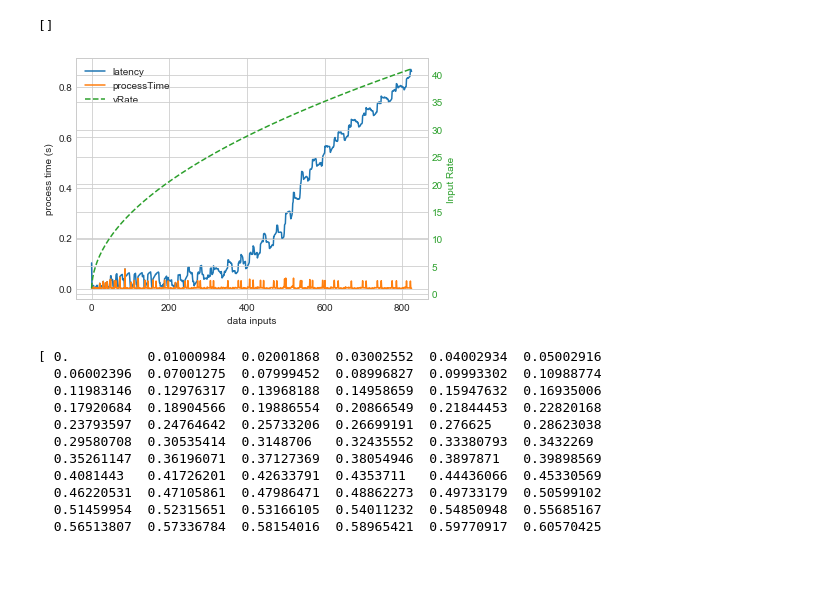
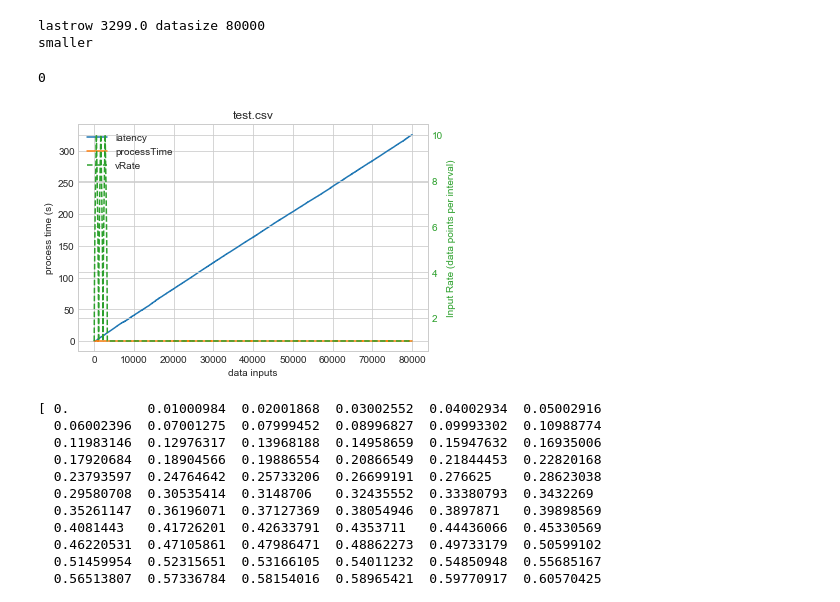
Before and after one commit to SanityLacking/DataStreamer, a Jupyter notebook: DataStreamer/Results Visualization.ipynb, the cells around one changed output. Cells and saved outputs as stored; diff of their text form; code cells hidden in the pictures; blank space fills up the shorter version.

Commit message:
working on finishing visualizations

```diff
--- a/DataStreamer/Results Visualization.ipynb
+++ b/DataStreamer/Results Visualization.ipynb
@@ -15,7 +15,7 @@ import matplotlib.pyplot as plt
 data = pd.read_csv("../datasets/kddcup_data_10_percent_corrected.csv", header = None)
 
 
-df_results = pd.read_csv("../results_test/20190531-163702.csv")
+df_results = pd.read_csv("../results_test/20190603-134042.csv")
 print(df_results.head())
 print(df_results.dtypes)
 # %% [output]
@@ -126,13 +119,21 @@ def expandVRate(vRate, data):
     print("lastrow {} datasize {}".format(lastRow['vInterval'],len(data)))
     dataSize = len(data)
     if lastRow['vInterval'] < dataSize:
-        for i in range(abs(len(newVRate) - len(data))):
-    #   row = {"vRate":lastRow['vRate'],"vIntervnal":valSum}
-            addonRate = addonRate.append( {"vRate":lastRow['vRate'],"vInterval":valSum}, ignore_index=True)
-            valSum += addonRate['vRate'][i]
+        print("smaller")
+#         if lastRow['vRate'] > 0:
+#             while valSum < dataSize:
+#                 valSum += lastRow['vRate']
+#                 addonRate = addonRate.append( {"vRate":lastRow['vRate'],"vInterval":valSum}, ignore_index=True)
+#         else:
+#             addonRate = addonRate.append( {"vRate":lastRow['vRate'],"vInterval":dataSize}, ignore_index=True)
+        addonRate = addonRate.append( {"vRate":lastRow['vRate'],"vInterval":dataSize}, ignore_index=True)
+        newVRate = newVRate.append(addonRate)
+
+
     elif lastRow['vInterval'] > len(data):
         #loop through the vRate to find the point that matches the size of results. slice the vRate at that point.
         #actually just c
+        print("larger")
 #       print("newRate {}".format(newVRate))
         maxLen = len(data)
         for i in range(maxLen):
@@ -152,7 +153,6 @@ def expandVRate(vRate, data):
 
 # print(expandVRate(vRate, df_results))
 fig2 = plt.figure()
-print(df_results.dtypes)
 newRate = expandVRate(vRate, df_results)
 # print(newRate.head())
 plt.plot(newRate['vInterval'],newRate['vRate'])
@@ -179,44 +171,52 @@ larger then
 # %%
 from datetime import datetime, timedelta
 epoch = datetime(1601, 1, 1)
 
+newVRate = expandVRate(vRate, df_results)
 
-# print(df_results.head())
-fig, ax1 = plt.subplots()
+def visualizeResults(vRate, data, fileName = ""):
+    fig, ax1 = plt.subplots()
 
-# ax = plt.axes()
-color = 'tab:blue'
-ax1.set_xlabel('data inputs')
-ax1.set_ylabel('process time (s)')
-lns1 = ax1.plot(df_results['latency'].astype(np.float64) /1000000)
-lns2 = ax1.plot(df_results['processTime'].astype(np.float64)/1000000)
-ax1.tick_params(axis='y')
+    # ax = plt.axes()
+    if fileName != "":
+        plt.title(fileName)
+        fig.num="test"
+    color = 'tab:blue'
+    ax1.set_xlabel('data inputs')
+    ax1.set_ylabel('process time (s)')
+    lns1 = ax1.plot(data['latency'].astype(np.float64) /1000000)
+    lns2 = ax1.plot(data['processTime'].astype(np.float64)/1000000)
+    ax1.tick_params(axis='y')
 
-ax2 = ax1.twinx()  # instantiate a second axes that shares the same x-axis
-color = 'tab:green'
-ax2.set_xlabel('time (s)')
-ax2.set_ylabel('Input Rate (data points per interval)', color=color)
-lns3 = ax2.plot(vRateNew['vInterval'],vRateNew['vRate'], color=color, linestyle = 'dashed')
-ax2.tick_params(axis='y', labelcolor=color)
-fig.tight_layout()  # otherwise the right y-label is slightly clipped
+    ax2 = ax1.twinx()  # instantiate a second axes that shares the same x-axis
+    color = 'tab:green'
+    ax2.set_xlabel('time (s)')
+    ax2.set_ylabel('Input Rate (data points per interval)', color=color)
+    lns3 = ax2.plot(vRate['vInterval'],vRate['vRate'], color=color, linestyle = 'dashed')
+    ax2.tick_params(axis='y', labelcolor=color)
+    fig.tight_layout()  # otherwise the right y-label is slightly clipped
 
-# added these three lines
-lns = lns1+lns2+lns3
-labs = [l.get_label() for l in lns]
-ax1.legend(lns, labs, loc=0)
+    ## added these three lines
+    lns = lns1+lns2+lns3
+    labs = [l.get_label() for l in lns]
+    ax1.legend(lns, labs, loc=0)
 
-plt.plot()
+    plt.plot()
+    return 0
 
+visualizeResults(newVRate, df_results, "test.csv")
 # ax.plot(vYRate)
 
 # ax2 = ax.twinx()
 # color = 'tab:blue'
 # ax2.set_ylabel('sin', color=color)  # we already handled the x-label with ax1
 # ax2.plot(t, vYRate, color=color)
 # ax2.tick_params(axis='y', labelcolor=color)
 # %% [output]
-[]
+lastrow 3299.0 datasize 80000
+smaller
+0
-[figure, old version]
+[figure, new version]
 # %%
 plt.style.use('seaborn-whitegrid')
 x = np.linspace(0, 10, 1000)
```
Also changed, not shown: parts of 6 cells of this notebook, 4 other files.
